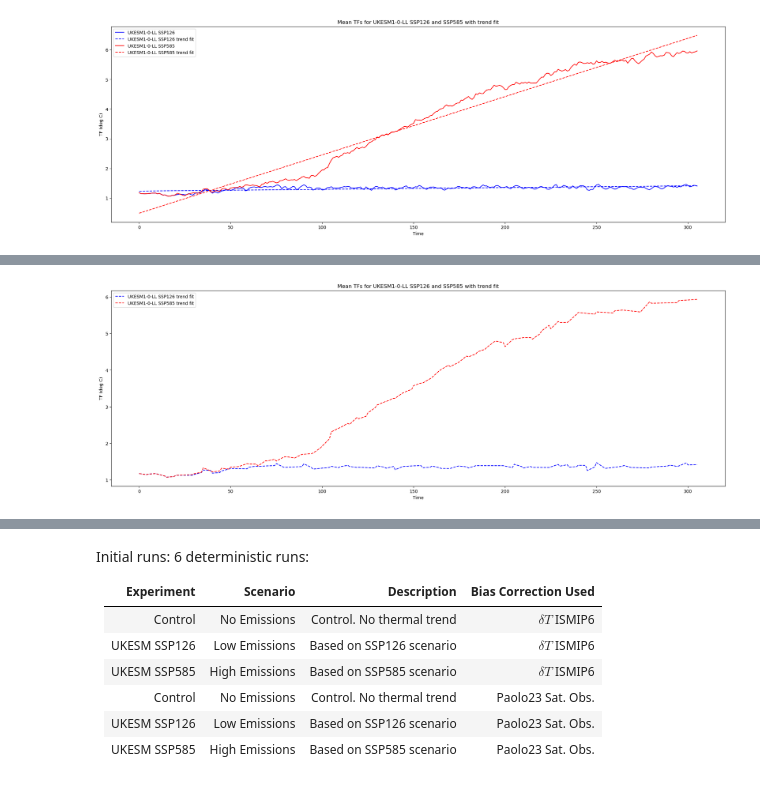
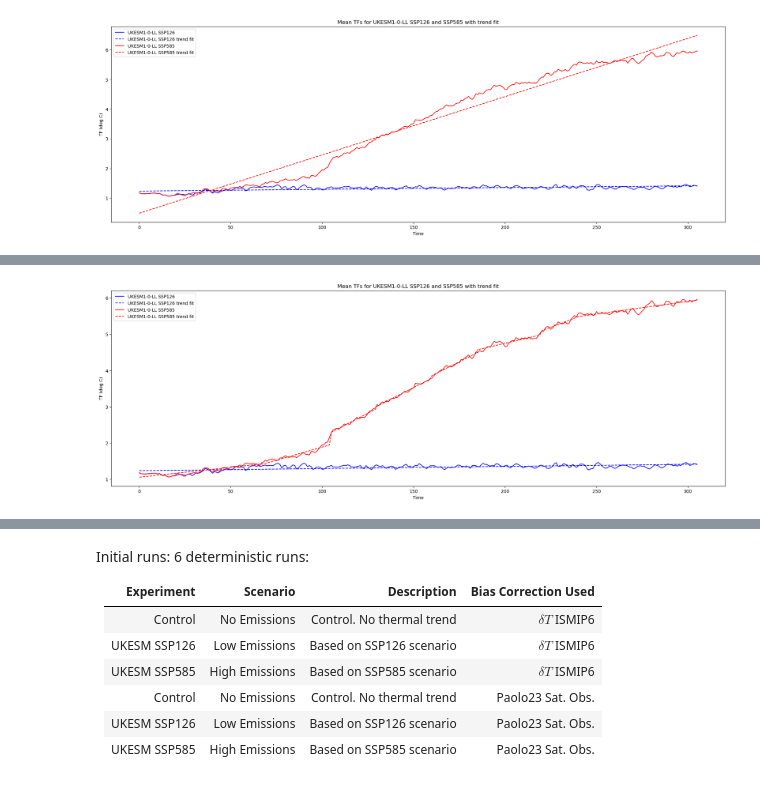
Before and after one commit to mshiv/AISLENS, a Jupyter notebook: notebooks/08-ISMIP6-MALI-forcings.ipynb, the cells around one changed output, grey strips where cells are left out. Saved outputs shown, nothing was run; the diff lists cells and outputs as text; code cells hidden in the pictures.

```diff
--- a/notebooks/08-ISMIP6-MALI-forcings.ipynb
+++ b/notebooks/08-ISMIP6-MALI-forcings.ipynb
@@ -130,9 +72,5 @@ def detrend_with_breakpoints(data, dim, deg=1, model="linear", penalty=10):
 # %%
-import ruptures as rpt
-import xarray as xr
-import numpy as np
-
-def detrend_with_breakpoints(data, dim, deg=1, model="normal", penalty=10):
+def detrend_with_breakpoints(data, dim, deg=1, model="l2", penalty=10):
     """
     Automatically detrend data with breakpoints based on changes in the slope.
 
@@ -141,6 +79,11 @@ def detrend_with_breakpoints(data, dim, deg=1, model="normal", penalty=10):
         dim (str): The dimension along which to detrend.
         deg (int): The degree of the polynomial fit (default is 1 for linear).
         model (str): The cost model for change point detection (default is "l2").
+                    1. "l1" for absolute error
+                    2. "l2" for squared error
+                    3. "rbf" for Gaussian error
+                    4. "linear" for linear error
+                    5. "normal" for normal error
         penalty (int): The penalty value for the change point detection algorithm.
 
     Returns:
@@ -204,14 +147,14 @@ UKESM_ssp126_ts_detrended = detrend_with_breakpoints(
 # %%
 # Plot UKESM ssp126 and ssp585 mean TFs with break points fit
 fig, ax = plt.subplots(figsize=(25, 8))
-#UKESM_ssp126_ts.ismip6shelfMelt_3dThermalForcing.plot(ax=ax, color="blue", label="UKESM1-0-LL SSP126")
+UKESM_ssp126_ts.ismip6shelfMelt_3dThermalForcing.plot(ax=ax, color="blue", label="UKESM1-0-LL SSP126")
 (UKESM_ssp126_ts.ismip6shelfMelt_3dThermalForcing - UKESM_ssp126_ts_detrended).plot(ax=ax, color="blue", linestyle="--", label="UKESM1-0-LL SSP126 trend fit")
-#UKESM_ssp585_ts.ismip6shelfMelt_3dThermalForcing.plot(ax=ax, color="red", label="UKESM1-0-LL SSP585")
+UKESM_ssp585_ts.ismip6shelfMelt_3dThermalForcing.plot(ax=ax, color="red", label="UKESM1-0-LL SSP585")
 (UKESM_ssp585_ts.ismip6shelfMelt_3dThermalForcing - UKESM_ssp585_ts_detrended).plot(ax=ax, color="red", linestyle="--", label="UKESM1-0-LL SSP585 trend fit")
 ax.set_title("Mean TFs for UKESM1-0-LL SSP126 and SSP585 with trend fit")
 ax.set_xlabel("Time")
 ax.set_ylabel("TF (deg C)")
 ax.legend()
 plt.show()
 # %% [output]
-[figure, old version]
+[figure, new version]
```
Also changed, not shown: parts of 14 cells of this notebook.
